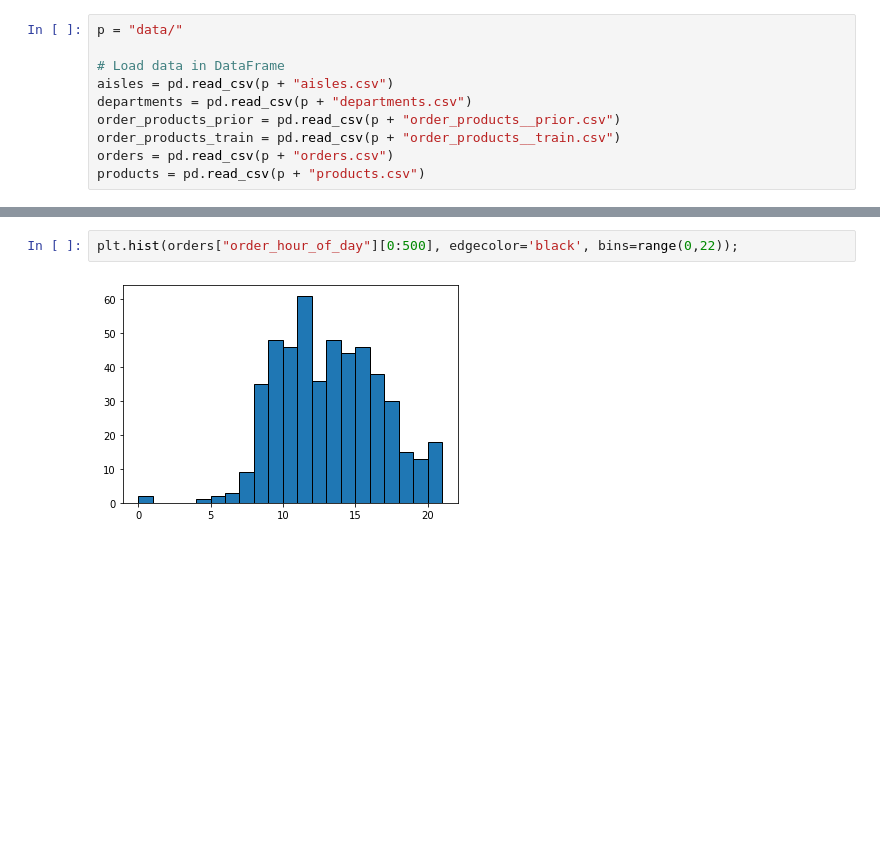
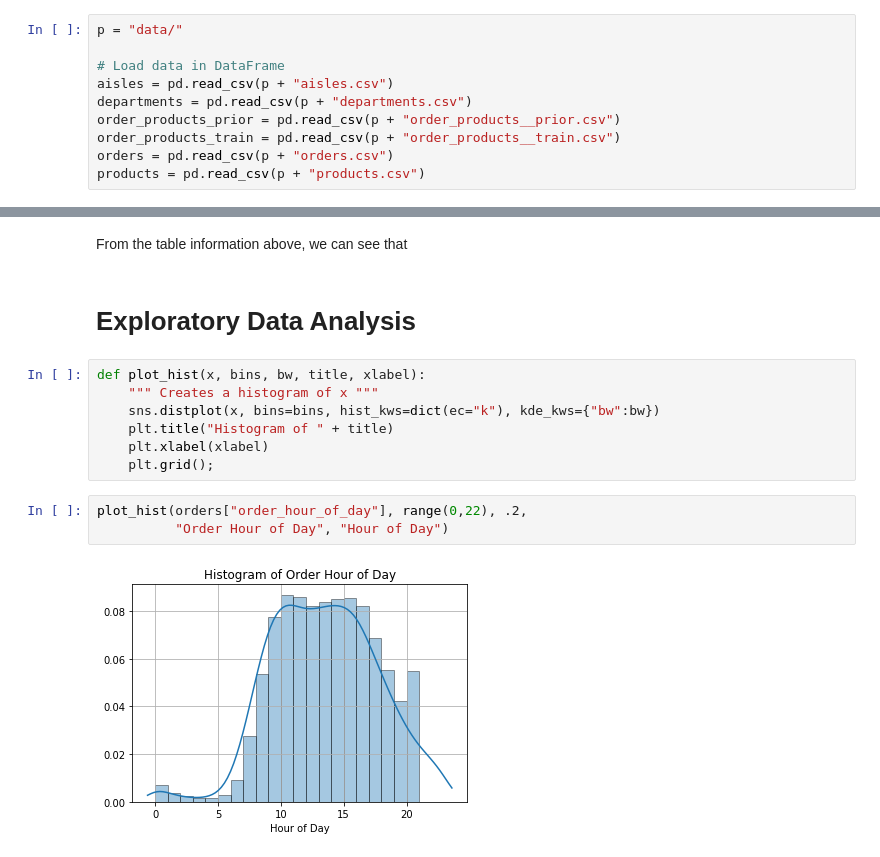
Before and after one commit to antonio-gor/Instacart-Data-Analysis, a Jupyter notebook: instacart_analysis.ipynb, the cells around one changed output, grey strips where cells are left out. Saved outputs shown, nothing was run; the diff lists cells and outputs as text; blank space fills up the shorter version.

```diff
--- a/instacart_analysis.ipynb
+++ b/instacart_analysis.ipynb
@@ -75,4 +117,16 @@ Size: (49688, 4)
-# %%
-plt.hist(orders["order_hour_of_day"][0:500], edgecolor='black', bins=range(0,22));
-# %% [output]
-[figure, removed]
+# %% [markdown]
+From the table information above, we can see that
+# %% [markdown]
+# Exploratory Data Analysis
+# %%
+def plot_hist(x, bins, bw, title, xlabel):
+    """ Creates a histogram of x """
+    sns.distplot(x, bins=bins, hist_kws=dict(ec="k"), kde_kws={"bw":bw})
+    plt.title("Histogram of " + title)
+    plt.xlabel(xlabel)
+    plt.grid();
+# %%
+plot_hist(orders["order_hour_of_day"], range(0,22), .2,
+          "Order Hour of Day", "Hour of Day")
+# %% [output]
+[figure, added]
```
Also changed, not shown: parts of 5 cells of this notebook, 1 other file.
